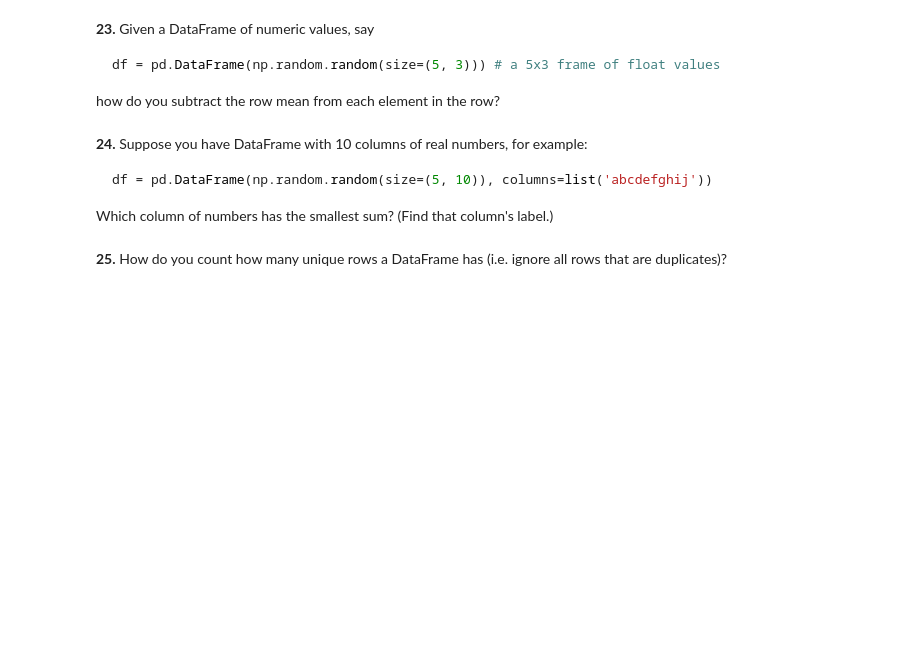
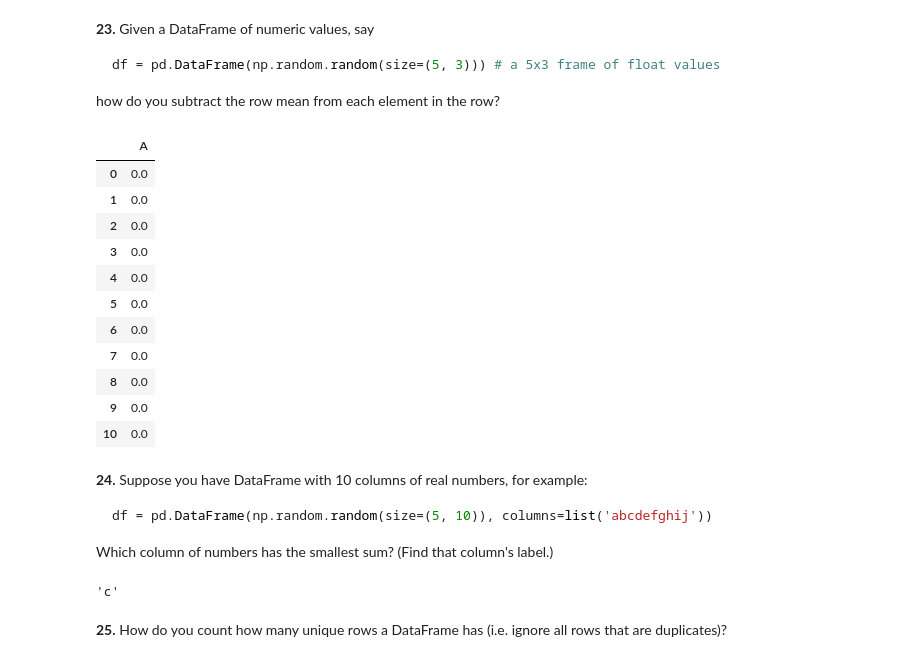
Before and after one commit to shahidqureshi01/AI, a Jupyter notebook: d7_pandas/100-pandas-puzzles.ipynb, the cells around one changed output. Cells and saved outputs as stored; diff of their text form; code cells hidden in the pictures; blank space fills up the shorter version.

````diff
--- a/d7_pandas/100-pandas-puzzles.ipynb
+++ b/d7_pandas/100-pandas-puzzles.ipynb
@@ -333,3 +341,6 @@ df = pd.DataFrame({'A': [1, 2, 2, 3, 4, 5, 5, 5, 6, 7, 7]})
 ```
 
 How do you filter out rows which contain the same integer as the row immediately above?
+# %%
+df = pd.DataFrame({'A': [1, 2, 2, 3, 4, 5, 5, 5, 6, 7, 7]})
+df.loc[df['A'].shift(-1) != df['A']]
@@ -340,6 +360,21 @@ df = pd.DataFrame(np.random.random(size=(5, 3))) # a 5x3 frame of float values
 ```
 
 how do you subtract the row mean from each element in the row?
+# %%
+df.sub(df.mean(axis=1), axis=0)
+# %% [output]
+|  | A |
+| 0 | 0.0 |
+| 1 | 0.0 |
+| 2 | 0.0 |
+| 3 | 0.0 |
+| 4 | 0.0 |
+| 5 | 0.0 |
+| 6 | 0.0 |
+| 7 | 0.0 |
+| 8 | 0.0 |
+| 9 | 0.0 |
+| 10 | 0.0 |
 # %% [markdown]
 **24.** Suppose you have DataFrame with 10 columns of real numbers, for example:
 
@@ -347,6 +382,12 @@ how do you subtract the row mean from each element in the row?
 df = pd.DataFrame(np.random.random(size=(5, 10)), columns=list('abcdefghij'))
 ```
 Which column of numbers has the smallest sum? (Find that column's label.)
+# %%
+df = pd.DataFrame(np.random.random(size=(5, 10)), columns=list('abcdefghij'))
+# print(df)
+df.sum().idxmin()
+# %% [output]
+'c'
 # %% [markdown]
 **25.** How do you count how many unique rows a DataFrame has (i.e. ignore all rows that are duplicates)?
 # %% [markdown]
````
Also changed, not shown: parts of 2 cells of this notebook.
